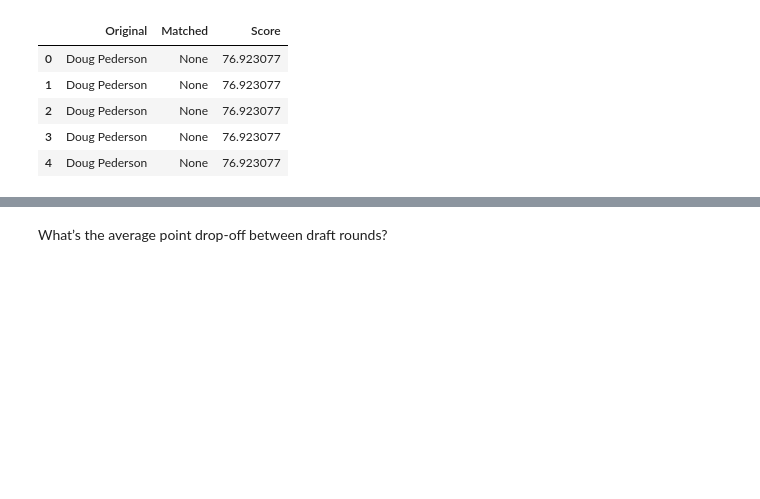
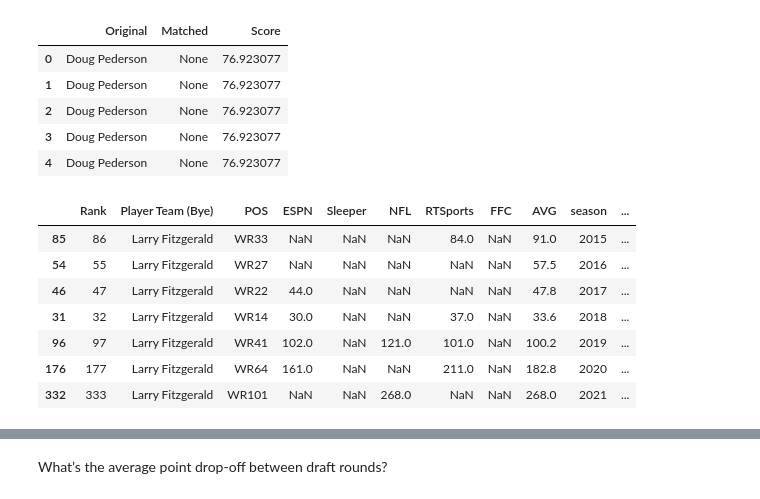
Before and after one commit to alexanderjireland/ff-draft-optimizer, a Jupyter notebook: notebooks/eda.ipynb, the cells around one changed output, grey strips where cells are left out. Drawn from its saved outputs; the diff is of its cells as text; code cells hidden in the pictures; blank space fills up the shorter version.

```diff
--- a/notebooks/eda.ipynb
+++ b/notebooks/eda.ipynb
@@ -124,5 +169,5 @@ Number of games played?
 # %%
-#adp_data = adp_data_all_years(2024, split=True, save_to_csv=True, csv_filepath='../data/raw/adp_data.csv')
-adp_data = pd.read_csv('../data/raw/adp_data.csv')
+adp_data = adp_data_all_years(2024, split=True, save_to_csv=True, csv_filepath='../data/raw/adp_data.csv')
+#adp_data = pd.read_csv('../data/raw/adp_data.csv')
 adp_data.head()
 # %% [output]
@@ -182,0 +346,12 @@ matched_df.head()
+# %%
+lfad = adp_data[adp_data['full_name']=='Larry Fitzgerald']
+lfad
+# %% [output]
+|  | Rank | Player Team (Bye) | POS | ESPN | Sleeper | NFL | RTSports | FFC | AVG | season | ... |
+| 85 | 86 | Larry Fitzgerald | WR33 | NaN | NaN | NaN | 84.0 | NaN | 91.0 | 2015 | ... |
+| 54 | 55 | Larry Fitzgerald | WR27 | NaN | NaN | NaN | NaN | NaN | 57.5 | 2016 | ... |
+| 46 | 47 | Larry Fitzgerald | WR22 | 44.0 | NaN | NaN | NaN | NaN | 47.8 | 2017 | ... |
+| 31 | 32 | Larry Fitzgerald | WR14 | 30.0 | NaN | NaN | 37.0 | NaN | 33.6 | 2018 | ... |
+| 96 | 97 | Larry Fitzgerald | WR41 | 102.0 | NaN | 121.0 | 101.0 | NaN | 100.2 | 2019 | ... |
+| 176 | 177 | Larry Fitzgerald | WR64 | 161.0 | NaN | NaN | 211.0 | NaN | 182.8 | 2020 | ... |
+| 332 | 333 | Larry Fitzgerald | WR101 | NaN | NaN | 268.0 | NaN | NaN | 268.0 | 2021 | ... |
```
Also changed, not shown: parts of 27 cells of this notebook.
